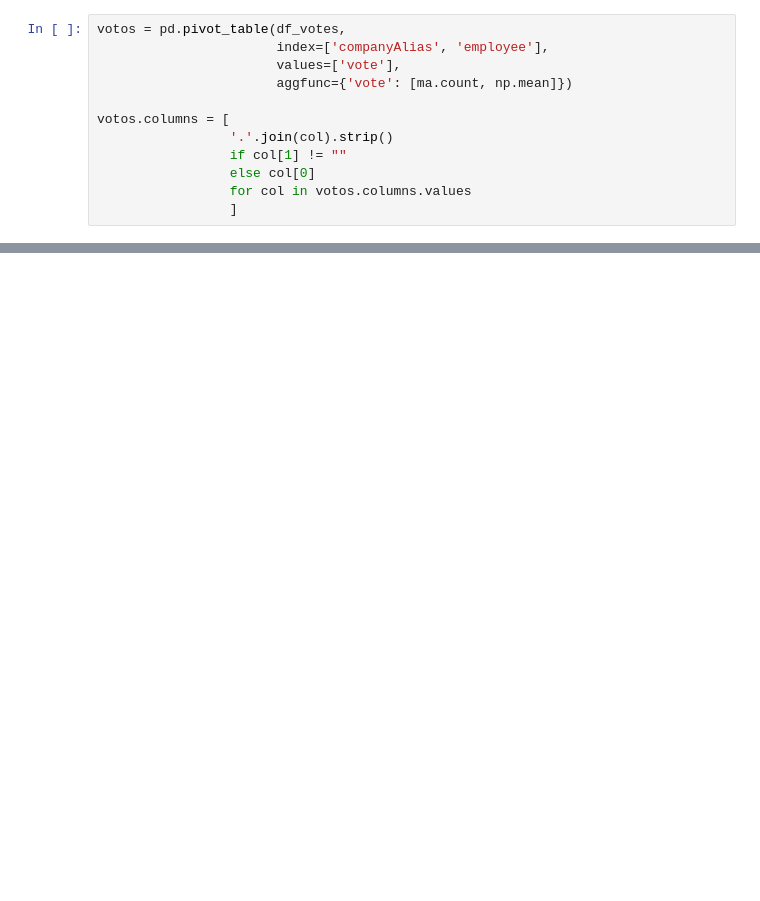
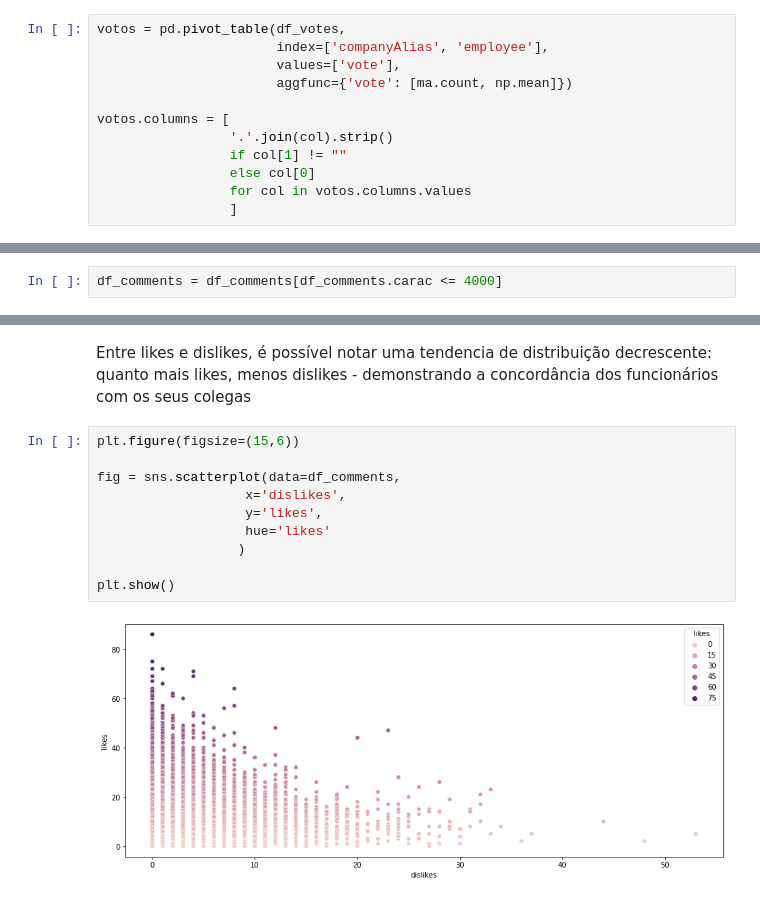
Before and after one commit to bruna-calistrate/DataWrangling-Case1, a Jupyter notebook: Case_1_Data_Wrangling_Daily_Happiness_&_Employee_Turnover.ipynb, the cells around one changed output, grey strips where cells are left out. Cells and saved outputs as stored; diff of their text form; blank space fills up the shorter version.

```diff
--- a/Case_1_Data_Wrangling_Daily_Happiness_&_Employee_Turnover.ipynb
+++ b/Case_1_Data_Wrangling_Daily_Happiness_&_Employee_Turnover.ipynb
@@ -395 +425,3 @@ fig.show()
+# %%
+df_comments = df_comments[df_comments.carac <= 4000]
 # %%
@@ -403,0 +434,14 @@ fig.show()
+# %% [markdown]
+Entre likes e dislikes, é possível notar uma tendencia de distribuição decrescente: quanto mais likes, menos dislikes - demonstrando a concordância dos funcionários com os seus colegas
+# %%
+plt.figure(figsize=(15,6))
+
+fig = sns.scatterplot(data=df_comments,
+                   x='dislikes',
+                   y='likes',
+                   hue='likes'
+                  )
+
+plt.show()
+# %% [output]
+[figure, added]
```
Also changed, not shown: parts of 17 cells of this notebook.
